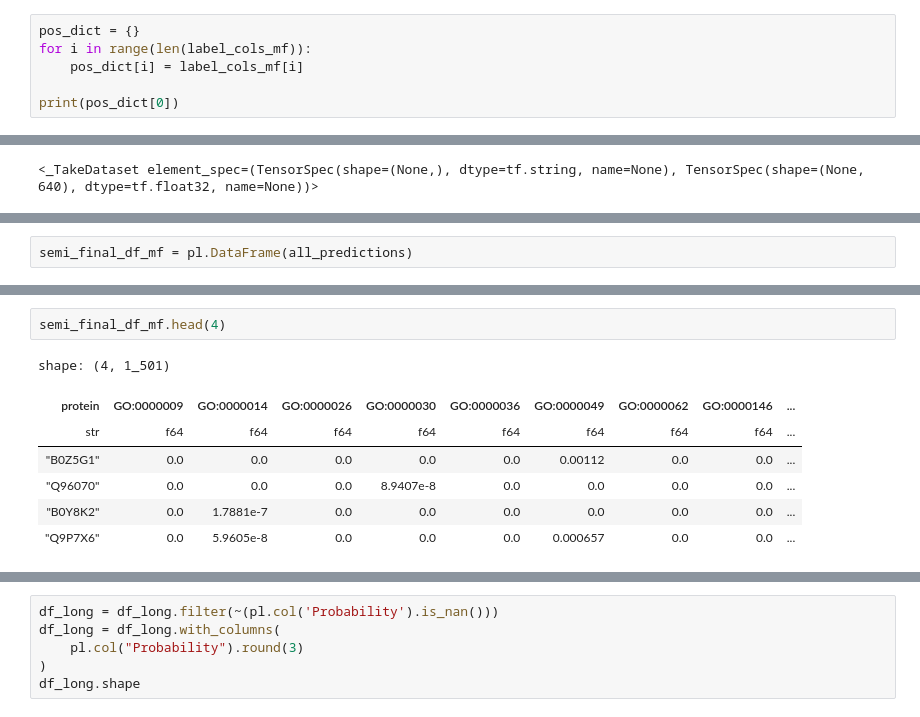
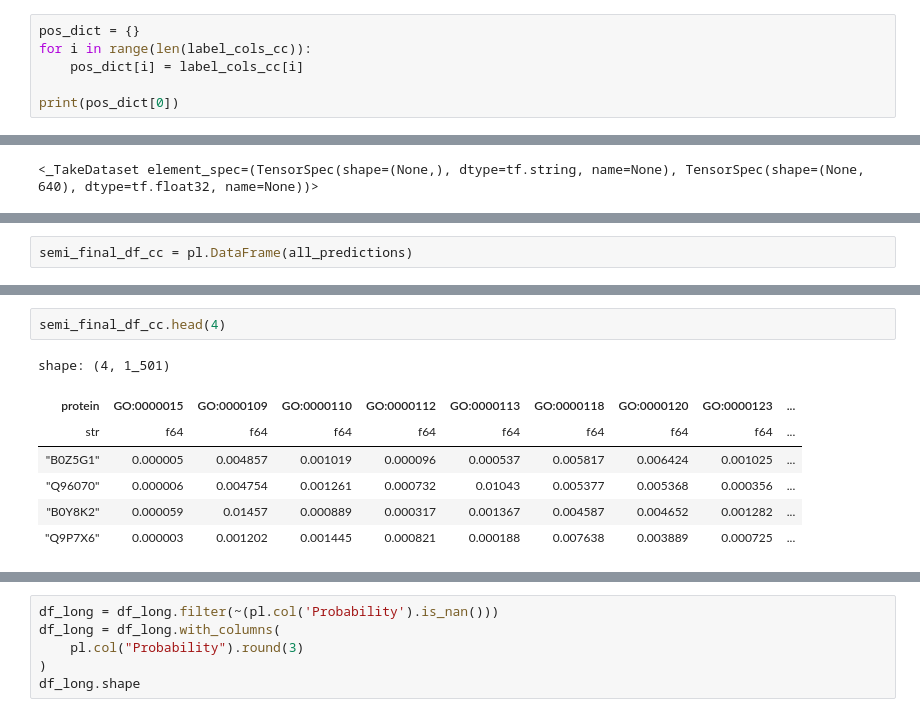
Before and after one commit to sumaniitm/cafa-6-protein-function-prediction-kaggle, a Jupyter notebook: cafa6-baseline-and-feature-engineering.ipynb, the cells around one changed output, grey strips where cells are left out. Drawn from its saved outputs; the diff is of its cells as text.

```diff
--- a/cafa6-baseline-and-feature-engineering.ipynb
+++ b/cafa6-baseline-and-feature-engineering.ipynb
@@ -606,8 +720,8 @@ df_test_features.columns
 submission_embeds = pl.Series(df_test_features.select(pl.col('embedding_arrays'))).to_list()
 # %%
 pos_dict = {}
-for i in range(len(label_cols_mf)):
-    pos_dict[i] = label_cols_mf[i]
+for i in range(len(label_cols_cc)):
+    pos_dict[i] = label_cols_cc[i]
 
 print(pos_dict[0])
 # %% [output]
@@ -688,3 +820,3 @@ all_predictions[0]
 # %%
-semi_final_df_mf = pl.DataFrame(all_predictions)
+semi_final_df_cc = pl.DataFrame(all_predictions)
 # %%
@@ -692,13 +824,13 @@ semi_final_df_mf.shape
 # %% [output]
 (224309, 1501)
 # %%
-semi_final_df_mf.head(4)
+semi_final_df_cc.head(4)
 # %% [output]
 shape: (4, 1_501)
-| protein | GO:0000009 | GO:0000014 | GO:0000026 | GO:0000030 | GO:0000036 | GO:0000049 | GO:0000062 | GO:0000146 | ... |
+| protein | GO:0000015 | GO:0000109 | GO:0000110 | GO:0000112 | GO:0000113 | GO:0000118 | GO:0000120 | GO:0000123 | ... |
 | str | f64 | f64 | f64 | f64 | f64 | f64 | f64 | f64 | ... |
-| "B0Z5G1" | 0.0 | 0.0 | 0.0 | 0.0 | 0.0 | 0.00112 | 0.0 | 0.0 | ... |
-| "Q96070" | 0.0 | 0.0 | 0.0 | 8.9407e-8 | 0.0 | 0.0 | 0.0 | 0.0 | ... |
-| "B0Y8K2" | 0.0 | 1.7881e-7 | 0.0 | 0.0 | 0.0 | 0.0 | 0.0 | 0.0 | ... |
-| "Q9P7X6" | 0.0 | 5.9605e-8 | 0.0 | 0.0 | 0.0 | 0.000657 | 0.0 | 0.0 | ... |
+| "B0Z5G1" | 0.000005 | 0.004857 | 0.001019 | 0.000096 | 0.000537 | 0.005817 | 0.006424 | 0.001025 | ... |
+| "Q96070" | 0.000006 | 0.004754 | 0.001261 | 0.000732 | 0.01043 | 0.005377 | 0.005368 | 0.000356 | ... |
+| "B0Y8K2" | 0.000059 | 0.01457 | 0.000889 | 0.000317 | 0.001367 | 0.004587 | 0.004652 | 0.001282 | ... |
+| "Q9P7X6" | 0.000003 | 0.001202 | 0.001445 | 0.000821 | 0.000188 | 0.007638 | 0.003889 | 0.000725 | ... |
 # %%
```
Also changed, not shown: parts of 30 cells of this notebook.
